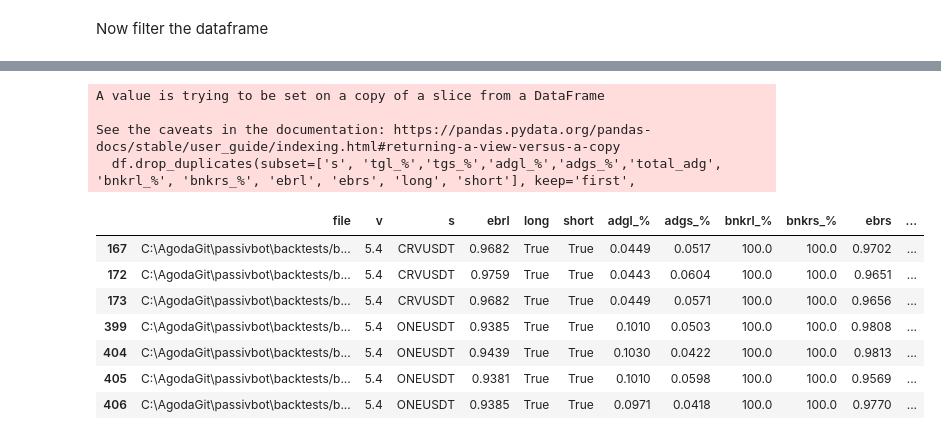
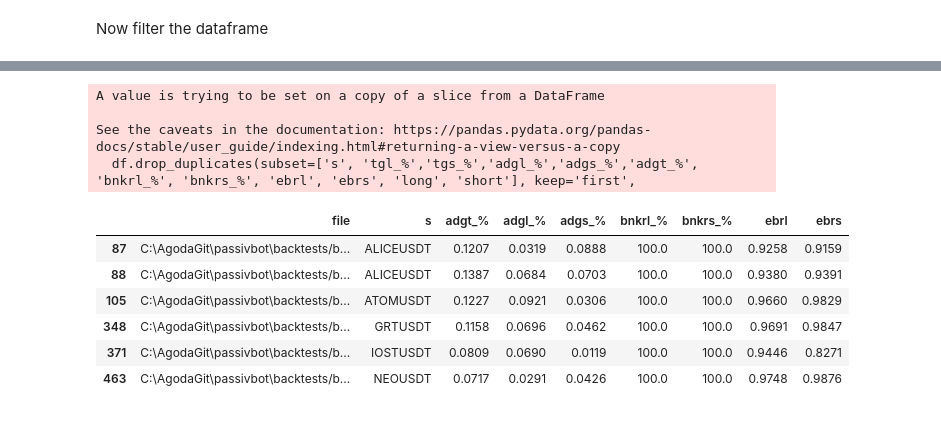
Before and after one commit to shroukkhan/passivbot, a Jupyter notebook: analyze_result.ipynb, the cells around one changed output, grey strips where cells are left out. Cells and saved outputs as stored; diff of their text form; code cells hidden in the pictures.

```diff
--- a/analyze_result.ipynb
+++ b/analyze_result.ipynb
@@ -92,20 +96,19 @@ allowed_symbols = ["ETHUSDT", "XRPUSDT", "1000SHIBUSDT", "DOGEUSDT", "ADAUSDT",
                    "SCUSDT", "AKROUSDT", "XEMUSDT", "FLMUSDT", "BALUSDT",
                    "BTSUSDT", "DGBUSDT", "DEFIUSDT"]
 
-allowed_symbols = ["CRVUSDT", "ONEUSDT", "FTMUSDT"]
-
+allowed_symbols = ["NEOUSDT", "ATOMUSDT", "IOSTUSDT","GRTUSDT","ALICEUSDT"]
+big_data['adgt_%'] = big_data['adgl_%']+big_data['adgs_%']
 df = big_data[(big_data.s.isin(allowed_symbols))
               & (big_data['long'] == True)
               & (big_data['short'] == True)
-              & (big_data['adgl_%'] + big_data['adgs_%'] > 0.09 )
+              #& (big_data['adgt_%'] > 0.1 )
               & (big_data['bnkrl_%'] > 95.0)
               & (big_data['bnkrs_%'] > 95.0)
-
-              & (big_data['v'] == '5.4')
+              & (big_data['v'] == '5.5')
 
     # & (big_data['tg_%'] > 10)
     # & (big_data['ebr'] > .85)
               ]
-df['total_adg'] = big_data['adgl_%'] + big_data['adgs_%']
+#df['total_adg'] = big_data['adgl_%'] + big_data['adgs_%']
 df
 # %% [output]
@@ -127,17 +125,17 @@ See the caveats in the documentation: https://pandas.pydata.org/pandas-docs/stab
 # %%
-df.drop_duplicates(subset=['s', 'tgl_%','tgs_%','adgl_%','adgs_%','total_adg',  'bnkrl_%', 'bnkrs_%', 'ebrl', 'ebrs', 'long', 'short'], keep='first',
+df.drop_duplicates(subset=['s', 'tgl_%','tgs_%','adgl_%','adgs_%','adgt_%', 'bnkrl_%', 'bnkrs_%', 'ebrl', 'ebrs', 'long', 'short'], keep='first',
                    inplace=True)
-df
+dx = df[['file','s','adgt_%','adgl_%','adgs_%','bnkrl_%', 'bnkrs_%','ebrl', 'ebrs']]
+dx
 # %% [output]
 A value is trying to be set on a copy of a slice from a DataFrame
 
 See the caveats in the documentation: https://pandas.pydata.org/pandas-docs/stable/user_guide/indexing.html#returning-a-view-versus-a-copy
-  df.drop_duplicates(subset=['s', 'tgl_%','tgs_%','adgl_%','adgs_%','total_adg',  'bnkrl_%', 'bnkrs_%', 'ebrl', 'ebrs', 'long', 'short'], keep='first',
+  df.drop_duplicates(subset=['s', 'tgl_%','tgs_%','adgl_%','adgs_%','adgt_%', 'bnkrl_%', 'bnkrs_%', 'ebrl', 'ebrs', 'long', 'short'], keep='first',
-|  | file | v | s | ebrl | long | short | adgl_% | adgs_% | bnkrl_% | bnkrs_% | ebrs | ... |
-| 167 | C:\AgodaGit\passivbot\backtests/b... | 5.4 | CRVUSDT | 0.9682 | True | True | 0.0449 | 0.0517 | 100.0 | 100.0 | 0.9702 | ... |
-| 172 | C:\AgodaGit\passivbot\backtests/b... | 5.4 | CRVUSDT | 0.9759 | True | True | 0.0443 | 0.0604 | 100.0 | 100.0 | 0.9651 | ... |
-| 173 | C:\AgodaGit\passivbot\backtests/b... | 5.4 | CRVUSDT | 0.9682 | True | True | 0.0449 | 0.0571 | 100.0 | 100.0 | 0.9656 | ... |
-| 399 | C:\AgodaGit\passivbot\backtests/b... | 5.4 | ONEUSDT | 0.9385 | True | True | 0.1010 | 0.0503 | 100.0 | 100.0 | 0.9808 | ... |
-| 404 | C:\AgodaGit\passivbot\backtests/b... | 5.4 | ONEUSDT | 0.9439 | True | True | 0.1030 | 0.0422 | 100.0 | 100.0 | 0.9813 | ... |
-| 405 | C:\AgodaGit\passivbot\backtests/b... | 5.4 | ONEUSDT | 0.9381 | True | True | 0.1010 | 0.0598 | 100.0 | 100.0 | 0.9569 | ... |
-| 406 | C:\AgodaGit\passivbot\backtests/b... | 5.4 | ONEUSDT | 0.9385 | True | True | 0.0971 | 0.0418 | 100.0 | 100.0 | 0.9770 | ... |
+|  | file | s | adgt_% | adgl_% | adgs_% | bnkrl_% | bnkrs_% | ebrl | ebrs |
+| 87 | C:\AgodaGit\passivbot\backtests/b... | ALICEUSDT | 0.1207 | 0.0319 | 0.0888 | 100.0 | 100.0 | 0.9258 | 0.9159 |
+| 88 | C:\AgodaGit\passivbot\backtests/b... | ALICEUSDT | 0.1387 | 0.0684 | 0.0703 | 100.0 | 100.0 | 0.9380 | 0.9391 |
+| 105 | C:\AgodaGit\passivbot\backtests/b... | ATOMUSDT | 0.1227 | 0.0921 | 0.0306 | 100.0 | 100.0 | 0.9660 | 0.9829 |
+| 348 | C:\AgodaGit\passivbot\backtests/b... | GRTUSDT | 0.1158 | 0.0696 | 0.0462 | 100.0 | 100.0 | 0.9691 | 0.9847 |
+| 371 | C:\AgodaGit\passivbot\backtests/b... | IOSTUSDT | 0.0809 | 0.0690 | 0.0119 | 100.0 | 100.0 | 0.9446 | 0.8271 |
+| 463 | C:\AgodaGit\passivbot\backtests/b... | NEOUSDT | 0.0717 | 0.0291 | 0.0426 | 100.0 | 100.0 | 0.9748 | 0.9876 |
```
Also changed, not shown: parts of 3 cells of this notebook, 40 other files.
